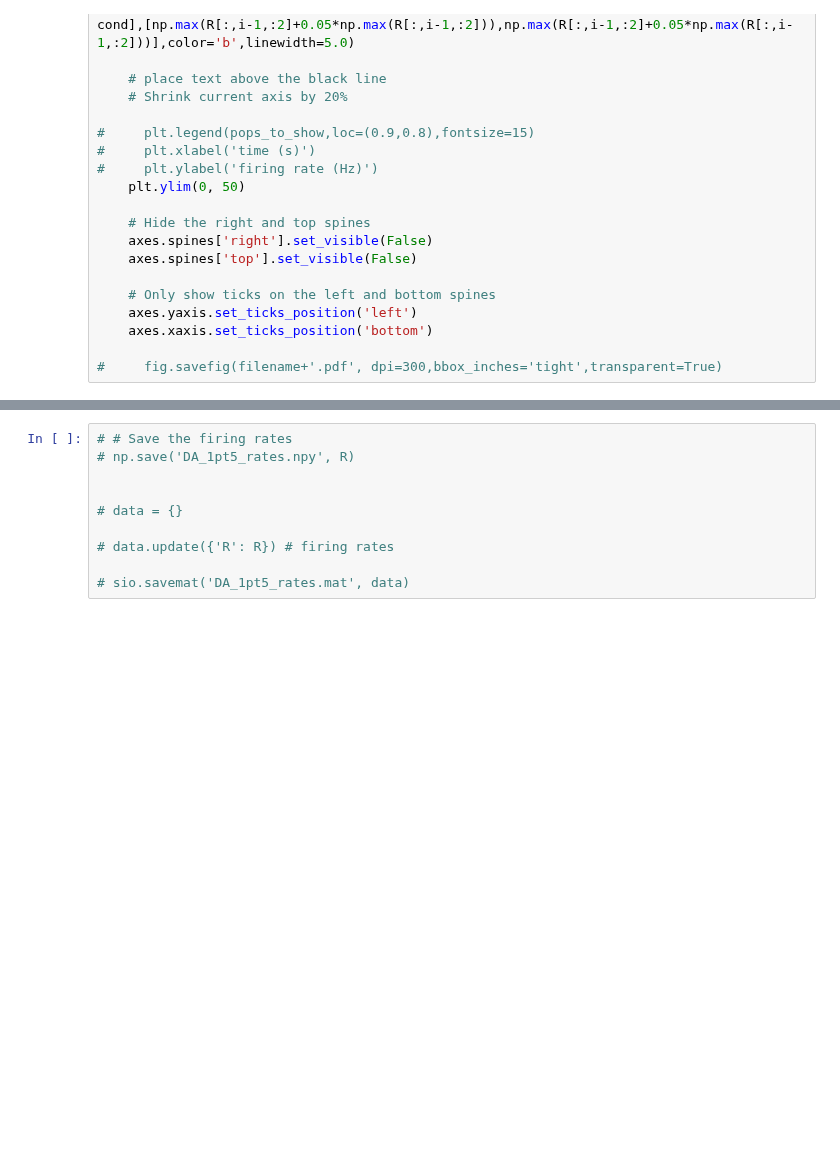
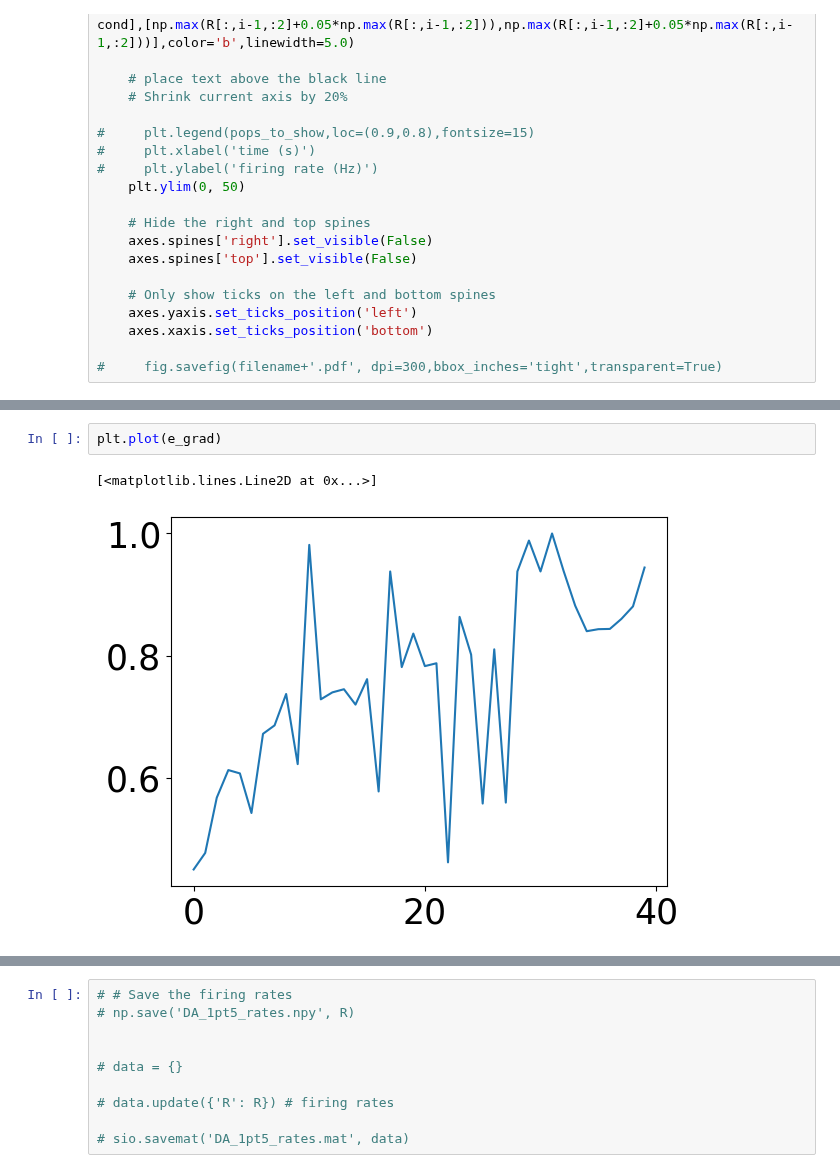
Before and after one commit to GKDavidson1/serotonin, a Jupyter notebook: reduced.ipynb, the cells around one changed output, grey strips where cells are left out. Saved outputs shown, nothing was run; the diff lists cells and outputs as text; blank space fills up the shorter version.

```diff
--- a/reduced.ipynb
+++ b/reduced.ipynb
@@ -720,0 +729,5 @@ R = large_scale_da_model(pops, num_pops, num_e_pops, num_areas, e_grad, g_adapt,
+# %%
+plt.plot(e_grad)
+# %% [output]
+[<matplotlib.lines.Line2D at 0x...>]
+[figure, added]
```
Also changed, not shown: parts of 6 cells of this notebook, 20 other files.
